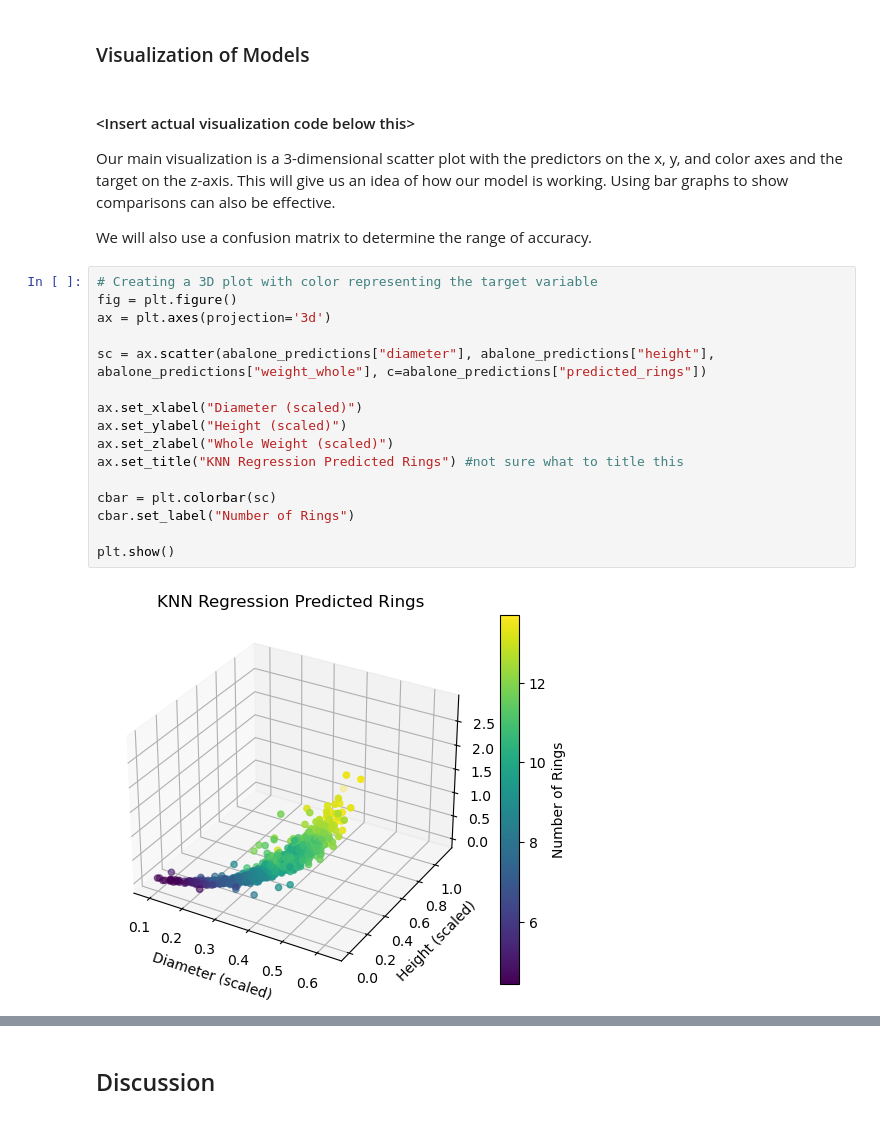
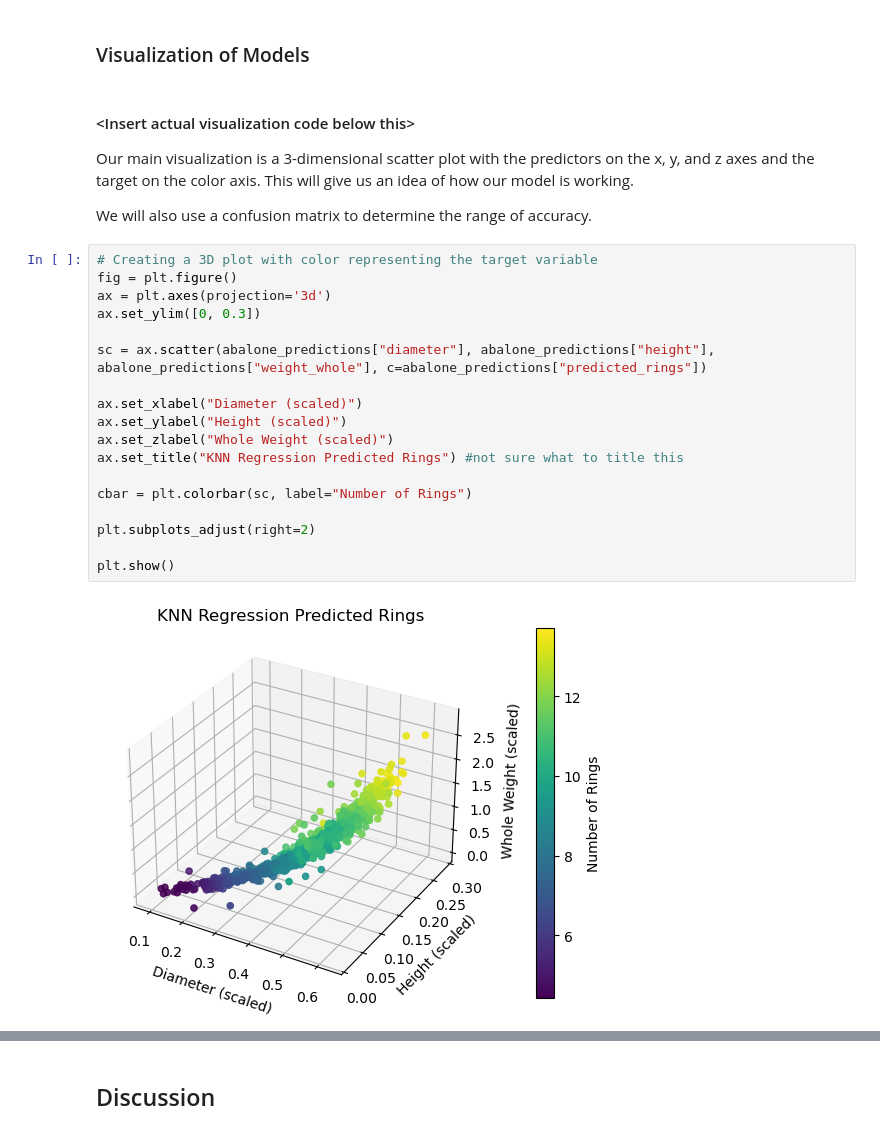
Before and after one commit to justinli34/Abalone-Age-Model, a Jupyter notebook: Project Report.ipynb, the cells around one changed output, grey strips where cells are left out. Cells and saved outputs as stored; diff of their text form.

Commit message:
added 2d graphs and alternate 3d graph
second 3d graph has rings on the z-axis because it's kind of difficult to read the color axis

```diff
--- a/Project Report.ipynb
+++ b/Project Report.ipynb
@@ -484,24 +507,26 @@ We can see that KNN regression has a lower RMSPE, which makes it a better choice
 
 #### \<Insert actual visualization code below this>
 
-Our main visualization is a 3-dimensional scatter plot with the predictors on the x, y, and color axes and the target on the z-axis. This will give us an idea of how our model is working. Using bar graphs to show comparisons can also be effective.
+Our main visualization is a 3-dimensional scatter plot with the predictors on the x, y, and z axes and the target on the color axis. This will give us an idea of how our model is working.
 
 We will also use a confusion matrix to determine the range of accuracy.
 # %%
 # Creating a 3D plot with color representing the target variable
 fig = plt.figure()
 ax = plt.axes(projection='3d')
+ax.set_ylim([0, 0.3])
 
 sc = ax.scatter(abalone_predictions["diameter"], abalone_predictions["height"], abalone_predictions["weight_whole"], c=abalone_predictions["predicted_rings"])
 
 ax.set_xlabel("Diameter (scaled)")
 ax.set_ylabel("Height (scaled)")
 ax.set_zlabel("Whole Weight (scaled)")
 ax.set_title("KNN Regression Predicted Rings") #not sure what to title this
 
-cbar = plt.colorbar(sc)
-cbar.set_label("Number of Rings")
+cbar = plt.colorbar(sc, label="Number of Rings")
+
+plt.subplots_adjust(right=2)
 
 plt.show()
 # %% [output]
-[figure, old version]
+[figure, new version]
```
Also changed, not shown: parts of 8 cells of this notebook.
